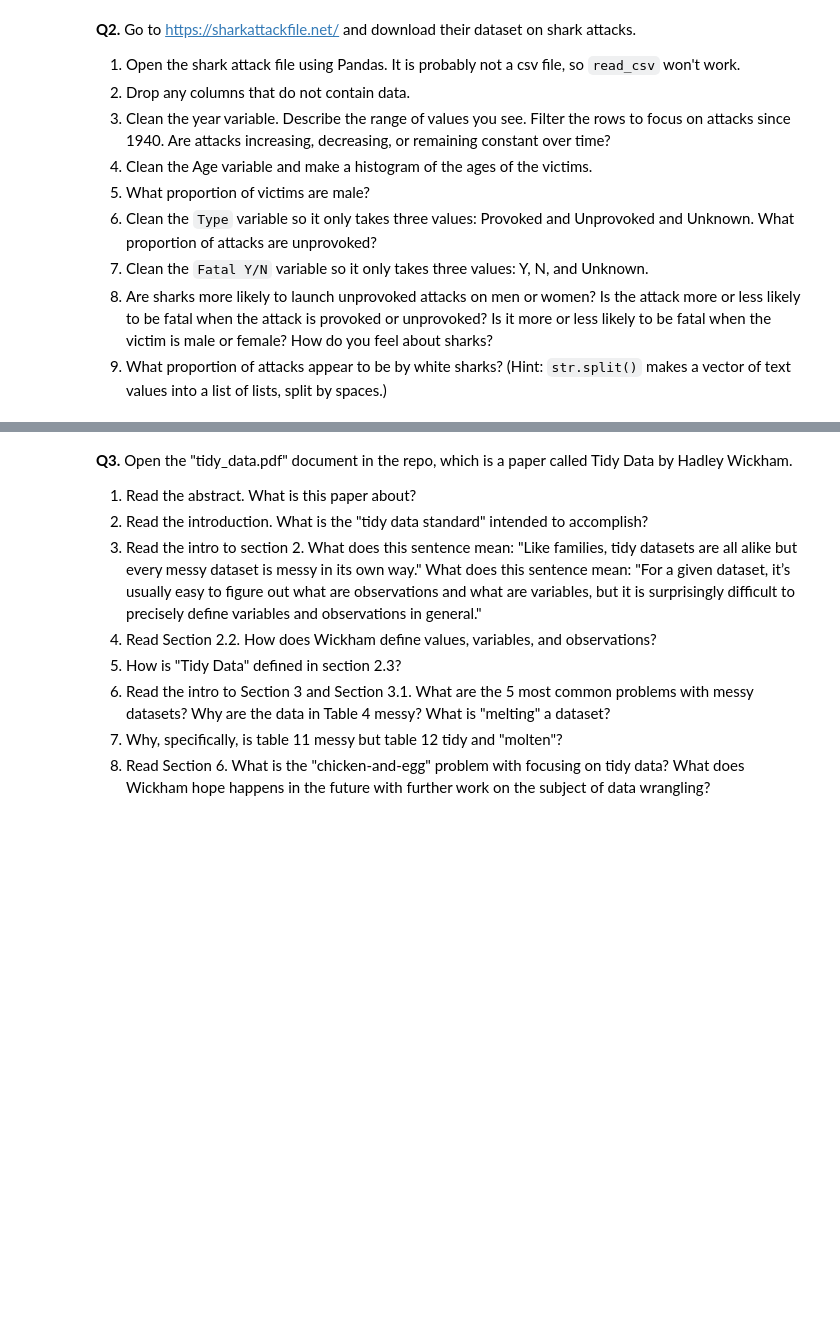
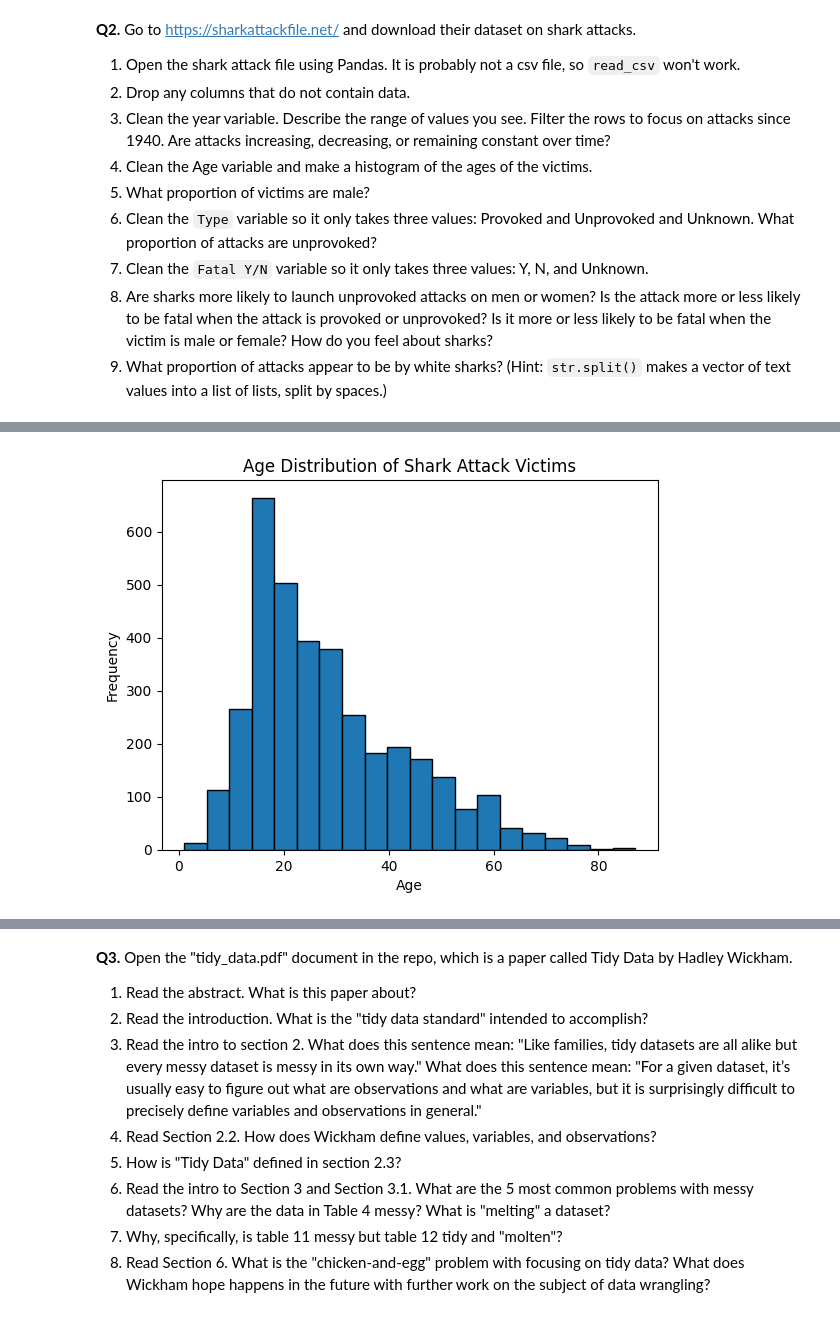
Before and after one commit to diyavgupta/wrangling2, a Jupyter notebook: assignment/assignment.ipynb, the cells around one changed output, grey strips where cells are left out. Cells and saved outputs as stored; diff of their text form; code cells hidden in the pictures; blank space fills up the shorter version.

```diff
--- a/assignment/assignment.ipynb
+++ b/assignment/assignment.ipynb
@@ -111,3 +101,84 @@ Name: ImposedSentenceAllChargeInContactEvent, dtype: float64
 7. Clean the `Fatal Y/N` variable so it only takes three values: Y, N, and Unknown.
 8. Are sharks more likely to launch unprovoked attacks on men or women? Is the attack more or less likely to be fatal when the attack is provoked or unprovoked? Is it more or less likely to be fatal when the victim is male or female? How do you feel about sharks?
 9. What proportion of attacks appear to be by white sharks? (Hint: `str.split()` makes a vector of text values into a list of lists, split by spaces.)
+# %%
+import pandas as pd
+
+# Load the dataset
+df = pd.read_excel('/content/GSAF5.xls')
+
+# Drop columns with all NaN values
+df.dropna(axis=1, how='all', inplace=True)
+
+# Clean the Year column (remove non-numeric values, if any)
+df['Year'] = pd.to_numeric(df['Year'], errors='coerce')
+
+# Drop rows with invalid or missing Year values
+df.dropna(subset=['Year'], inplace=True)
+
+# Filter rows for attacks since 1940
+df = df[df['Year'] >= 1940]
+
+# Describe the range of years
+print(df['Year'].describe())
+
+# Check if attacks are increasing, decreasing, or constant
+attacks_over_time = df['Year'].value_counts().sort_index()
+print(attacks_over_time)
+
+# Clean the Age column (remove non-numeric values, if any)
+df['Age'] = pd.to_numeric(df['Age'], errors='coerce')
+
+# Drop rows with invalid or missing Age values
+df.dropna(subset=['Age'], inplace=True)
+
+# Create a histogram of ages
+import matplotlib.pyplot as plt
+plt.hist(df['Age'], bins=20, edgecolor='black')
+plt.xlabel('Age')
+plt.ylabel('Frequency')
+plt.title('Age Distribution of Shark Attack Victims')
+plt.show()
+
+# Clean the Sex column (standardize values)
+df['Sex'] = df['Sex'].str.strip().str.lower()
+df['Sex'] = df['Sex'].replace({'m': 'male', 'f': 'female'})
+
+# Calculate the proportion of male victims
+male_proportion = df['Sex'].value_counts(normalize=True)['male']
+print(f"Proportion of male victims: {male_proportion:.2f}")
+
+# Clean the Sex column (standardize values)
+df['Sex'] = df['Sex'].str.strip().str.lower()
+df['Sex'] = df['Sex'].replace({'m': 'male', 'f': 'female'})
+
+# Calculate the proportion of male victims
+male_proportion = df['Sex'].value_counts(normalize=True)['male']
+print(f"Proportion of male victims: {male_proportion:.2f}")
+
+# Clean the Type column
+df['Type'] = df['Type'].str.strip().str.lower()
+df['Type'] = df['Type'].replace({'provoked': 'Provoked', 'unprovoked': 'Unprovoked'})
+df['Type'] = df['Type'].fillna('Unknown')
+
+# Calculate the proportion of unprovoked attacks
+unprovoked_proportion = df['Type'].value_counts(normalize=True)['Unprovoked']
+print(f"Proportion of unprovoked attacks: {unprovoked_proportion:.2f}")
+
+# Clean the Fatal Y/N column
+df['Fatal Y/N'] = df['Fatal Y/N'].str.strip().str.upper()
+df['Fatal Y/N'] = df['Fatal Y/N'].replace({'YES': 'Y', 'NO': 'N'})
+df['Fatal Y/N'] = df['Fatal Y/N'].fillna('Unknown')
+
+# Are sharks more likely to attack men or women?
+attack_by_sex = df.groupby('Sex')['Type'].value_counts(normalize=True).unstack()
+print(attack_by_sex)
+
+# Is the attack more or less likely to be fatal when provoked or unprovoked?
+fatal_by_type = df.groupby('Type')['Fatal Y/N'].value_counts(normalize=True).unstack()
+print(fatal_by_type)
+
+# Is the attack more or less likely to be fatal when the victim is male or female?
+fatal_by_sex = df.groupby('Sex')['Fatal Y/N'].value_counts(normalize=True).unstack()
+print(fatal_by_sex)
+# %% [output]
@@ -113,0 +202 @@ Name: ImposedSentenceAllChargeInContactEvent, dtype: float64
+[figure, added]
```
Also changed, not shown: parts of 7 cells of this notebook.
